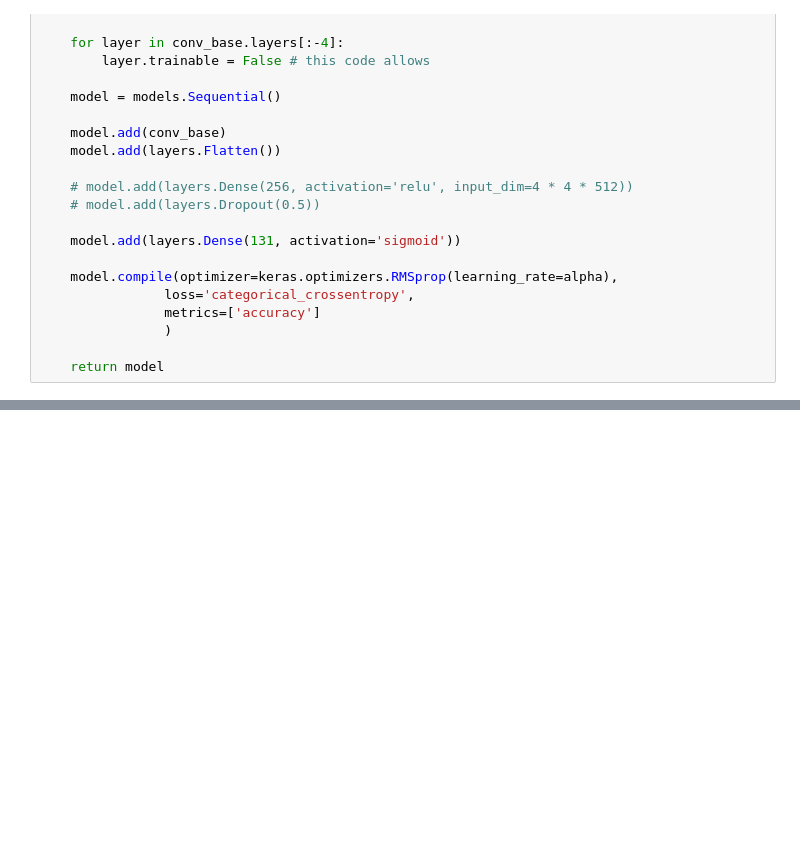
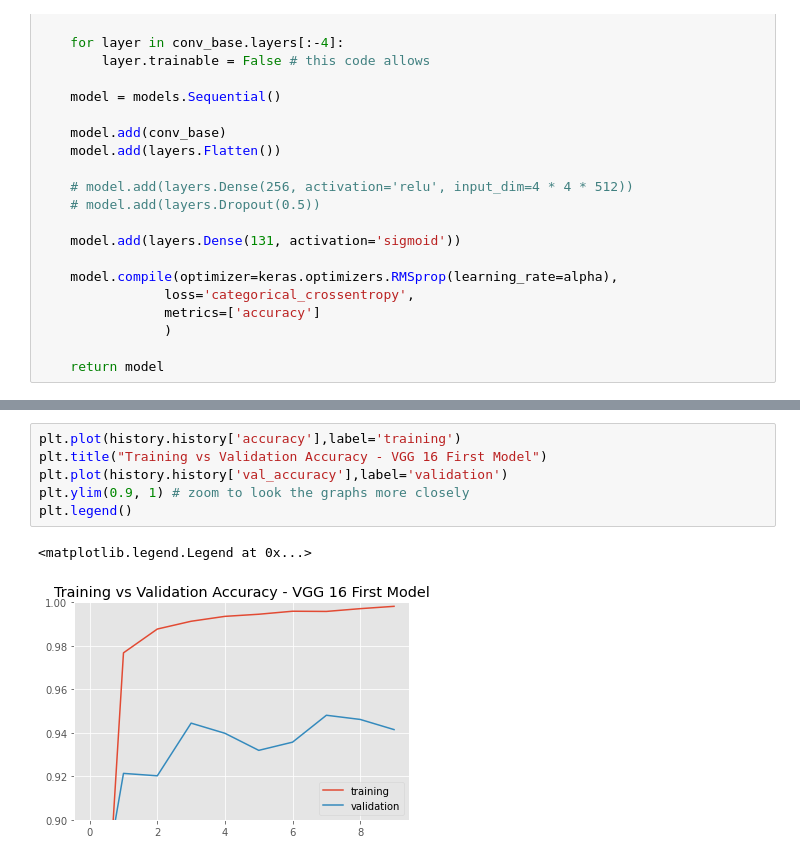
Before and after one commit to aenoboa1/ML_Zoomcamp-Capstone-Project, a Jupyter notebook: FruitsProject_VGG.ipynb, the cells around one changed output, grey strips where cells are left out. Saved outputs shown, nothing was run; the diff lists cells and outputs as text; blank space fills up the shorter version.

```diff
--- a/FruitsProject_VGG.ipynb
+++ b/FruitsProject_VGG.ipynb
@@ -270,0 +292,9 @@ KeyboardInterrupt: ignored
+# %%
+plt.plot(history.history['accuracy'],label='training')
+plt.title("Training vs Validation Accuracy - VGG 16 First Model")
+plt.plot(history.history['val_accuracy'],label='validation')
+plt.ylim(0.9, 1) # zoom to look the graphs more closely
+plt.legend()
+# %% [output]
+<matplotlib.legend.Legend at 0x...>
+[figure, added]
```
Also changed, not shown: parts of 8 cells of this notebook.
